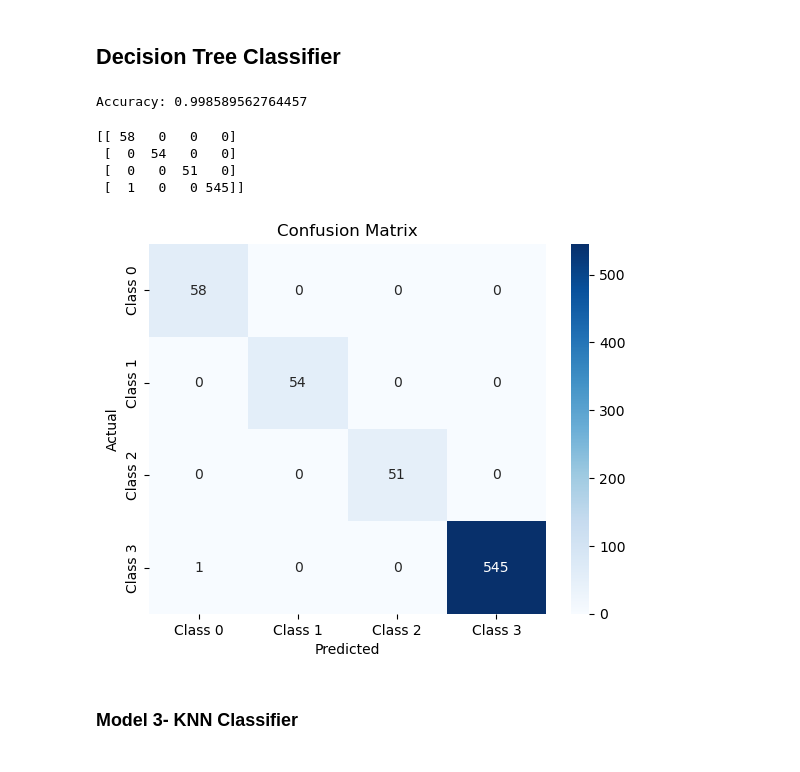
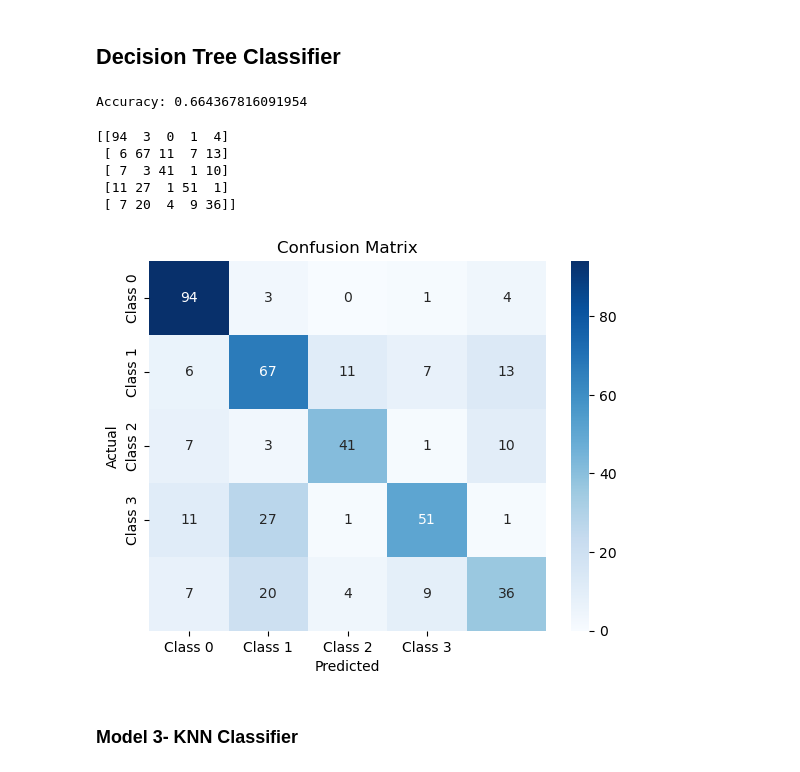
Before and after one commit to Aishwarya-Ubale/YogaPoseDetection, a Jupyter notebook: AnnotationForKeyPointDetection.ipynb, the cells around one changed output. Cells and saved outputs as stored; diff of their text form; code cells hidden in the pictures.

```diff
--- a/AnnotationForKeyPointDetection.ipynb
+++ b/AnnotationForKeyPointDetection.ipynb
@@ -393,3 +723,18 @@ mpDraw = mp.solutions.drawing_utils
+# %%
+X_test.rename(columns={'Unnamed: 0': 'row_id'}, inplace=True)
+# %%
+import pandas as pd
+
+# Assuming 'row_id' is the name of the column to be removed
+
+# Removing 'row_id' from X_train
+X_train = X_train.drop('row_id', axis=1)  # axis=1 specifies column-wise operation
+
+# Removing 'row_id' from X_test
+X_ttest = X_ttest.drop('row_id', axis=1)
+
+# Removing 'row_id' from X_test
+X_test = X_test.drop('row_id', axis=1)
 # %% [markdown]
 ### SVC Model
 # %%
@@ -463,0 +800,13 @@ weighted avg       0.72      0.84      0.78       709
+# %%
+from sklearn.ensemble import RandomForestClassifier
+
+# Assuming you have X_train and y_train
+clf = RandomForestClassifier()
+clf.fit(X_train, y_train)
+
+# Feature importance
+feature_importance = pd.Series(clf.feature_importances_, index=X_train.columns)
+feature_importance.nlargest(10).plot(kind='barh')  # Plotting top 10 features
+
+
+print(X_train.columns)
@@ -541,30 +1063,31 @@ clf = DecisionTreeClassifier()
 clf.fit(X_train,y_train)
 
 # Predict on the test set
-predictions = clf.predict(X_ttest)
+predictions = clf.predict(X_test)
 
 # Evaluate accuracy
-accuracy = accuracy_score(y_ttest, predictions)
+accuracy = accuracy_score(Y_test, predictions)
 print("Accuracy:", accuracy)
 # %% [output]
-Accuracy: 0.998589562764457
+Accuracy: 0.664367816091954
 # %%
 from sklearn import metrics
 
-confusion_matrix = metrics.confusion_matrix(y_ttest, predictions)
+confusion_matrix = metrics.confusion_matrix(Y_test, predictions)
 print(confusion_matrix)
 # Plot confusion matrix using seaborn
 sns.heatmap(confusion_matrix, annot=True, fmt='d', cmap='Blues', xticklabels=['Class 0', 'Class 1', 'Class 2','Class 3'], yticklabels=['Class 0', 'Class 1', 'Class 2','Class 3'])
 plt.xlabel('Predicted')
 plt.ylabel('Actual')
 plt.title('Confusion Matrix')
 plt.show()
 # %% [output]
-[[ 58   0   0   0]
- [  0  54   0   0]
- [  0   0  51   0]
- [  1   0   0 545]]
+[[94  3  0  1  4]
+ [ 6 67 11  7 13]
+ [ 7  3 41  1 10]
+ [11 27  1 51  1]
+ [ 7 20  4  9 36]]
-[figure, old version]
+[figure, new version]
 # %% [markdown]
 ### Model 3- KNN Classifier
 # %%
```
Also changed, not shown: parts of 52 cells of this notebook.
